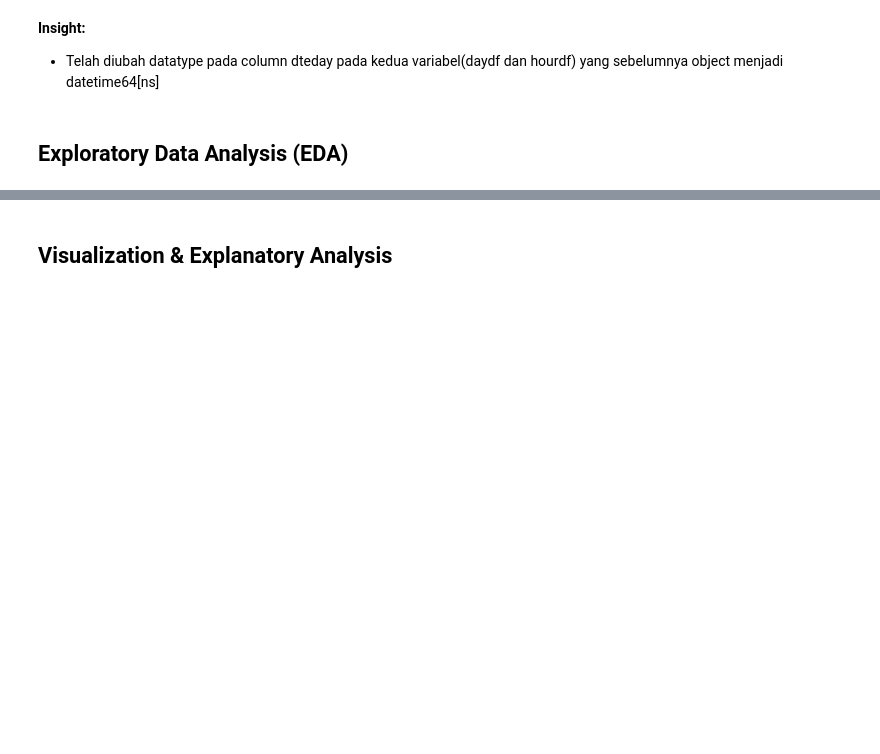
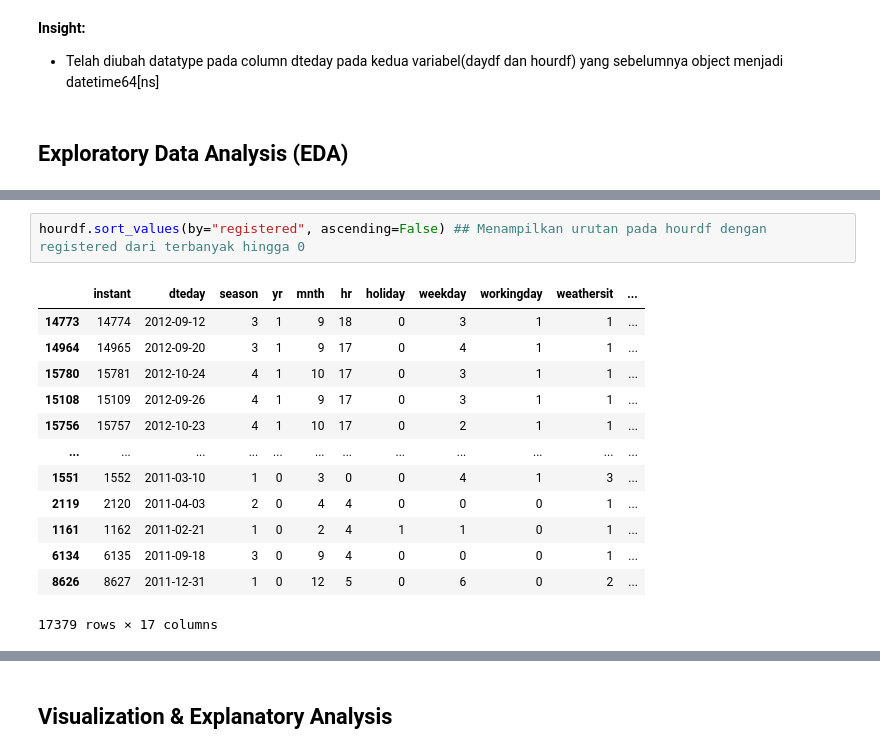
Before and after one commit to ItSam77/DataAnalyze, a Jupyter notebook: Proyek_Analisis_Data.ipynb, the cells around one changed output, grey strips where cells are left out. Drawn from its saved outputs; the diff is of its cells as text; blank space fills up the shorter version.

```diff
--- a/Proyek_Analisis_Data.ipynb
+++ b/Proyek_Analisis_Data.ipynb
@@ -233,0 +332,16 @@ memory usage: 2.3 MB
+# %%
+hourdf.sort_values(by="registered", ascending=False) ## Menampilkan urutan pada hourdf dengan registered dari terbanyak hingga 0
+# %% [output]
+|  | instant | dteday | season | yr | mnth | hr | holiday | weekday | workingday | weathersit | ... |
+| 14773 | 14774 | 2012-09-12 | 3 | 1 | 9 | 18 | 0 | 3 | 1 | 1 | ... |
+| 14964 | 14965 | 2012-09-20 | 3 | 1 | 9 | 17 | 0 | 4 | 1 | 1 | ... |
+| 15780 | 15781 | 2012-10-24 | 4 | 1 | 10 | 17 | 0 | 3 | 1 | 1 | ... |
+| 15108 | 15109 | 2012-09-26 | 4 | 1 | 9 | 17 | 0 | 3 | 1 | 1 | ... |
+| 15756 | 15757 | 2012-10-23 | 4 | 1 | 10 | 17 | 0 | 2 | 1 | 1 | ... |
+| ... | ... | ... | ... | ... | ... | ... | ... | ... | ... | ... | ... |
+| 1551 | 1552 | 2011-03-10 | 1 | 0 | 3 | 0 | 0 | 4 | 1 | 3 | ... |
+| 2119 | 2120 | 2011-04-03 | 2 | 0 | 4 | 4 | 0 | 0 | 0 | 1 | ... |
+| 1161 | 1162 | 2011-02-21 | 1 | 0 | 2 | 4 | 1 | 1 | 0 | 1 | ... |
+| 6134 | 6135 | 2011-09-18 | 3 | 0 | 9 | 4 | 0 | 0 | 0 | 1 | ... |
+| 8626 | 8627 | 2011-12-31 | 1 | 0 | 12 | 5 | 0 | 6 | 0 | 2 | ... |
+17379 rows × 17 columns
```
Also changed, not shown: parts of 12 cells of this notebook.
